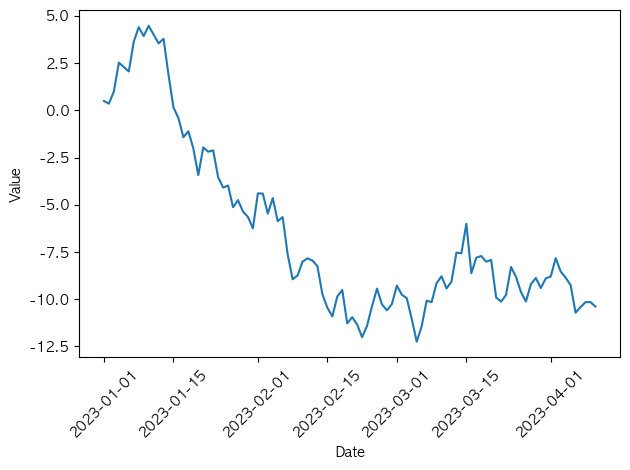
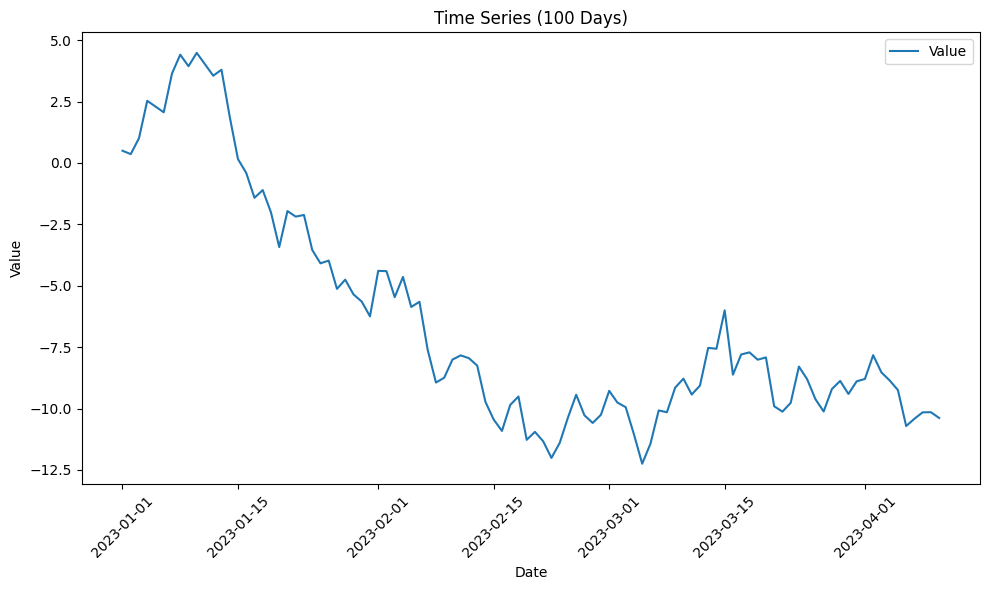
Code edit (unified diff) that turned the first committed figure into the second:
--- before
+++ after
@@ -1,25 +1,22 @@
-import ssl
 import numpy as np
 import pandas as pd
+import matplotlib.pyplot as plt
 import seaborn as sns
-import matplotlib.pyplot as plt
 
 # 시계열 데이터 생성
 np.random.seed(42)
-date_range = pd.date_range(start="2023-01-01", periods=100, freq="D")  # 100일간의 날짜 생성
-values = np.cumsum(np.random.randn(100))  # 랜덤 값의 누적합
+date_range = pd.date_range(start="2023-01-01", periods=100, freq="D")
+values = np.cumsum(np.random.randn(100))
 
-# 데이터프레임 구축
-df = pd.DataFrame({
-    "Date": date_range,
-    "Value": values
-})
+df = pd.DataFrame({"Value": values}, index=date_range)
 
-# 시계열 선 그래프 생성
-sns.lineplot(data=df, x="Date", y="Value")
+# 선 그래프 시각화
+plt.figure(figsize=(10, 6))
+sns.lineplot(data=df, x=df.index, y="Value", label="Value")
 
-# X축 날짜 라벨이 겹치지 않도록 회전 설정
+plt.title("Time Series (100 Days)")
+plt.xlabel("Date")
+plt.ylabel("Value")
 plt.xticks(rotation=45)
 plt.tight_layout()
-
 plt.show()

Commit: WEEK03 과제 마무리 및 회고 추가